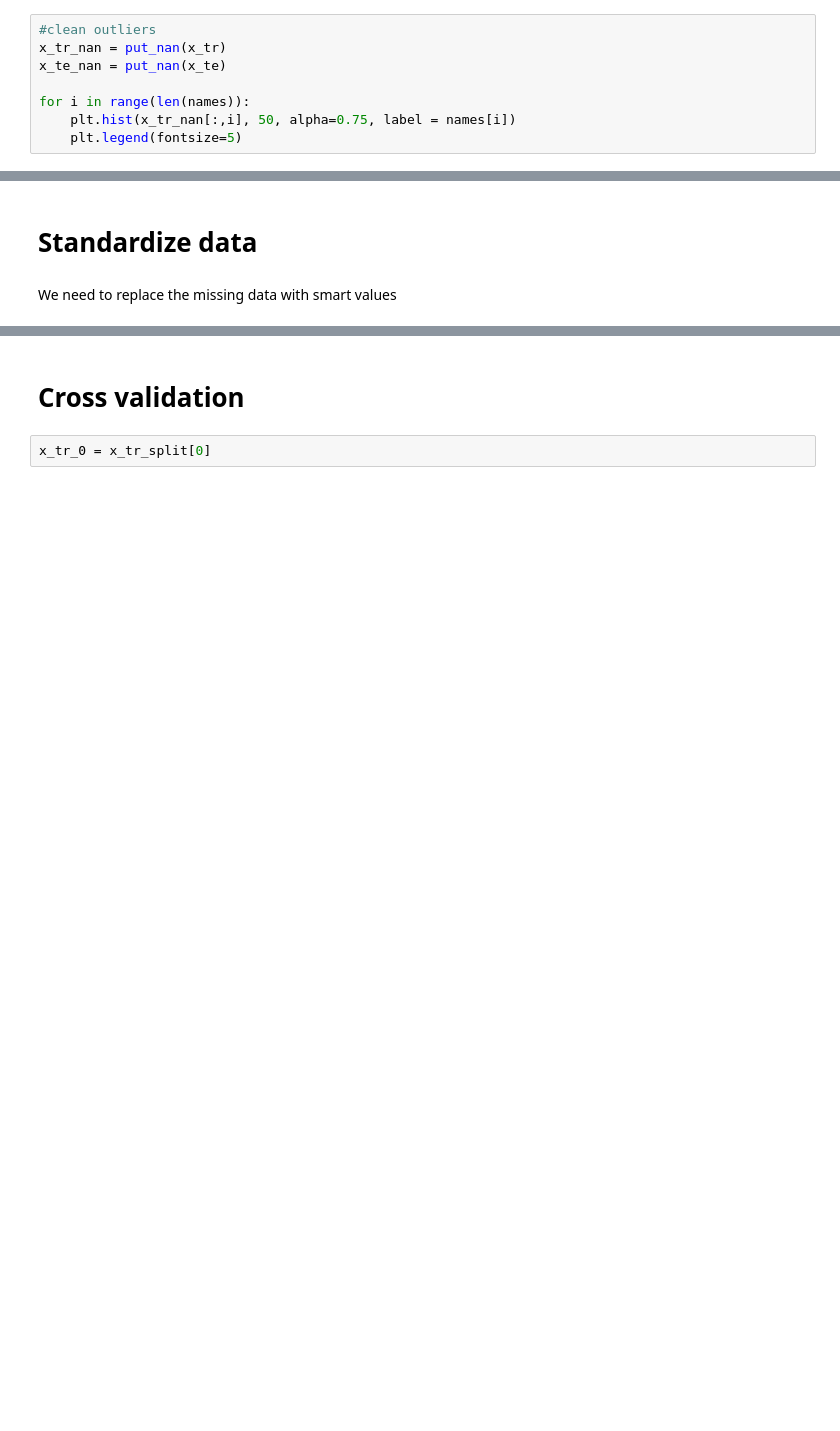
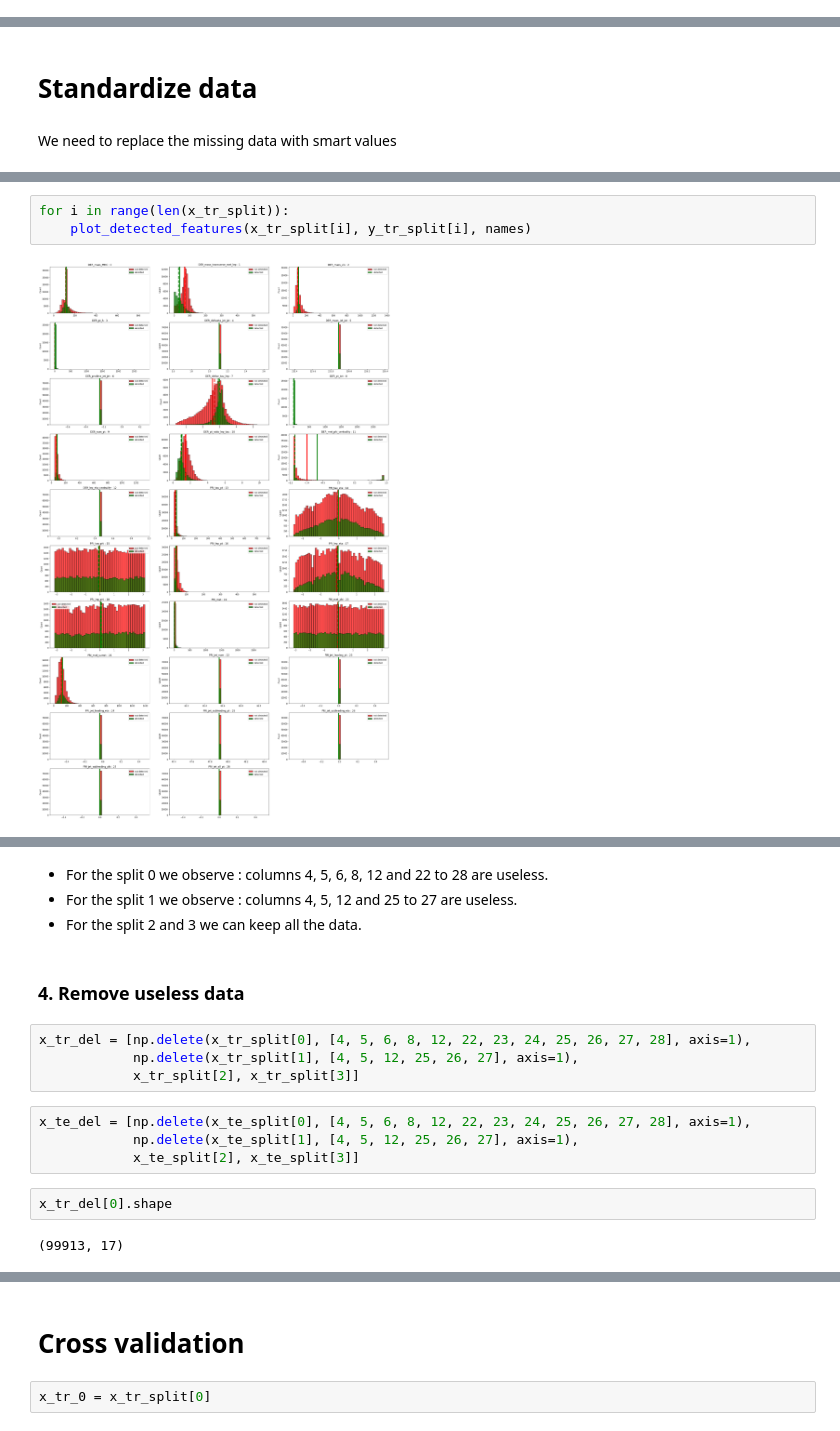
Before and after one commit to mkondracki/ML_project_1, a Jupyter notebook: projectML_.ipynb, the cells around one changed output, grey strips where cells are left out. Saved outputs shown, nothing was run; the diff lists cells and outputs as text; blank space fills up the shorter version.

```diff
--- a/projectML_.ipynb
+++ b/projectML_.ipynb
@@ -91,8 +70,0 @@ We can observe a very big proportion of missing data (around 175'000).
-# %%
-#clean outliers
-x_tr_nan = put_nan(x_tr)
-x_te_nan = put_nan(x_te)
-
-for i in range(len(names)):
-    plt.hist(x_tr_nan[:,i], 50, alpha=0.75, label = names[i])
-    plt.legend(fontsize=5)
@@ -354,0 +135,5 @@ AssertionError:
+# %%
+for i in range(len(x_tr_split)):
+    plot_detected_features(x_tr_split[i], y_tr_split[i], names)
+# %% [output]
+[figure, added]
@@ -354,0 +143,18 @@ AssertionError:
+# %% [markdown]
+- For the split 0 we observe : columns 4, 5, 6, 8, 12 and 22 to 28 are useless.
+- For the split 1 we observe : columns 4, 5, 12 and 25 to 27 are useless.
+- For the split 2 and 3 we can keep all the data.
+# %% [markdown]
+### 4. Remove useless data
+# %%
+x_tr_del = [np.delete(x_tr_split[0], [4, 5, 6, 8, 12, 22, 23, 24, 25, 26, 27, 28], axis=1),
+            np.delete(x_tr_split[1], [4, 5, 12, 25, 26, 27], axis=1),
+            x_tr_split[2], x_tr_split[3]]
+# %%
+x_te_del = [np.delete(x_te_split[0], [4, 5, 6, 8, 12, 22, 23, 24, 25, 26, 27, 28], axis=1),
+            np.delete(x_te_split[1], [4, 5, 12, 25, 26, 27], axis=1),
+            x_te_split[2], x_te_split[3]]
+# %%
+x_tr_del[0].shape
+# %% [output]
+(99913, 17)
```
Also changed, not shown: parts of 83 cells of this notebook.
